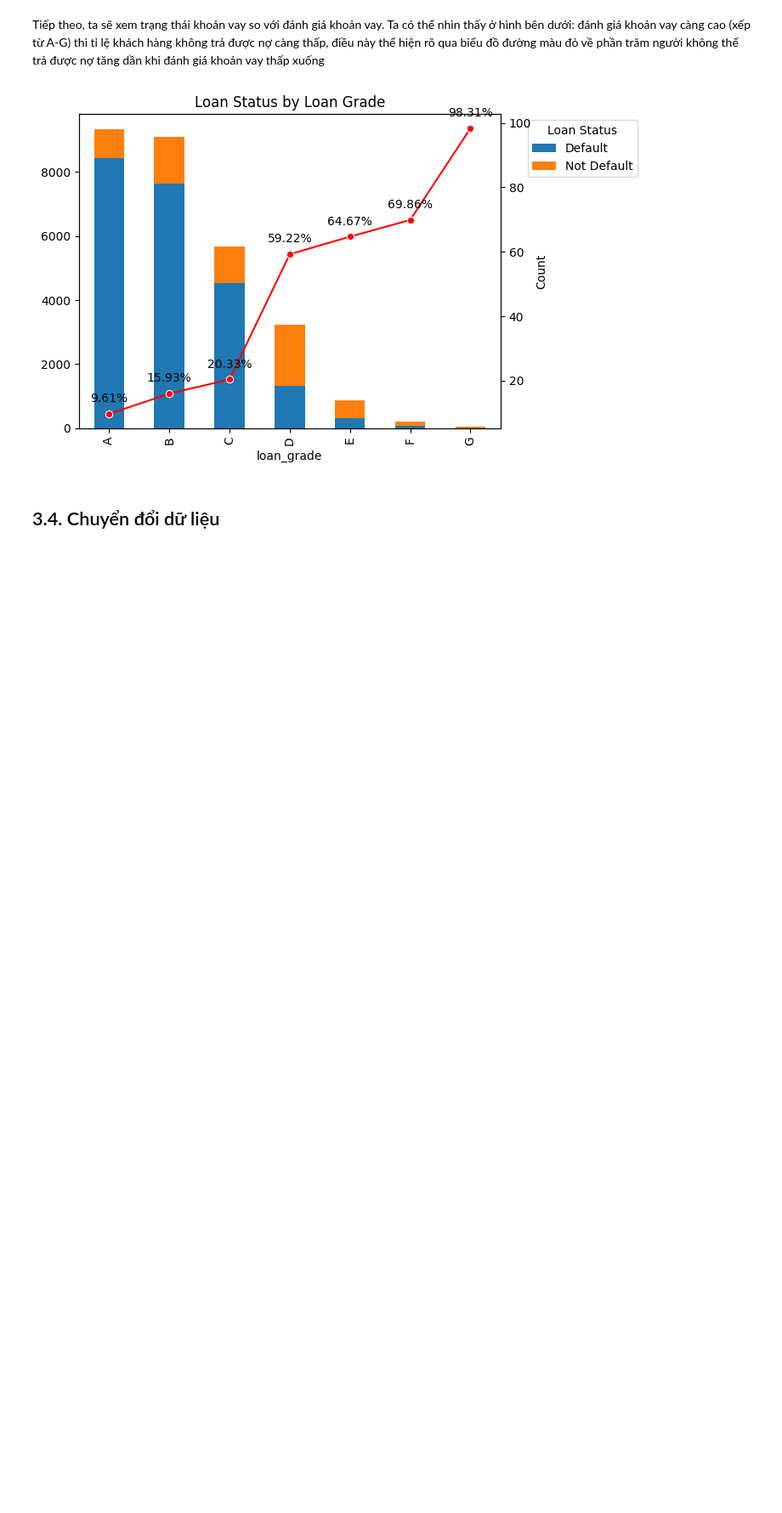
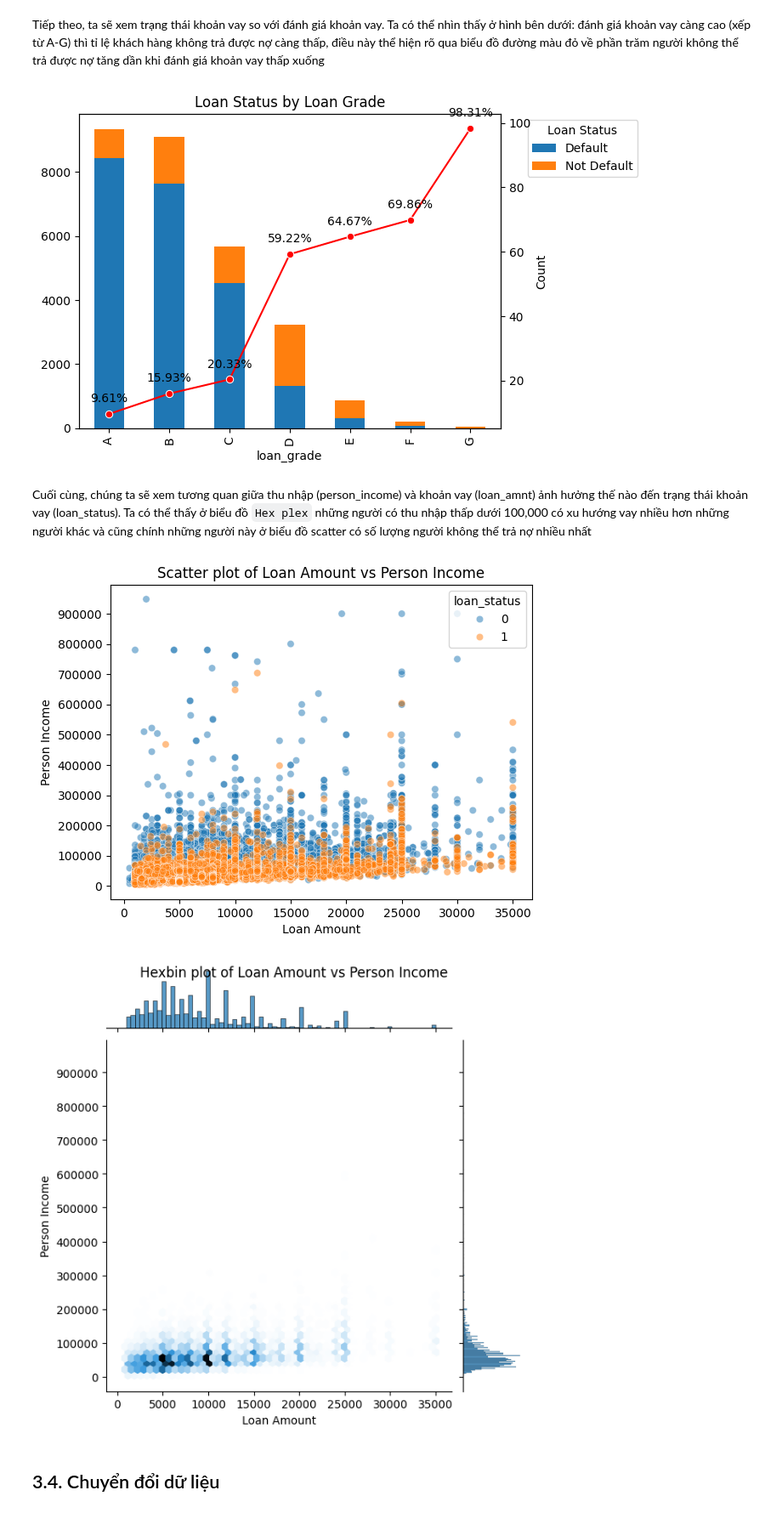
Before and after one commit to huynt119/Credit_Score_Prediction, a Jupyter notebook: main.ipynb, the cells around one changed output. Shown at 85% size. Drawn from its saved outputs; the diff is of its cells as text; code cells hidden in the pictures; blank space fills up the shorter version.

````diff
--- a/main.ipynb
+++ b/main.ipynb
@@ -263,6 +263,47 @@ ax.legend(["Default", "Not Default"], title="Loan Status", bbox_to_anchor=(1.05,
 plt.show()
 # %% [output]
 [figure]
+# %% [markdown]
+Cuối cùng, chúng ta sẽ xem tương quan giữa thu nhập (person_income) và khoản vay (loan_amnt) ảnh hưởng thế nào đến trạng thái khoản vay (loan_status). Ta có thể thấy ở biểu đồ ```Hex plex``` những người có thu nhập thấp dưới 100,000 có xu hướng vay nhiều hơn những người khác và cũng chính những người này ở biểu đồ scatter có số lượng người không thể trả nợ nhiều nhất
+# %%
+# Lọc dữ liệu
+filtered_df = df[df['person_income'] < 1000000]
+
+# Sắp xếp dữ liệu theo loan_status
+sorted_df = filtered_df.sort_values(by='loan_status')
+
+fig, ax = plt.subplots()
+
+# Điều chỉnh độ trong suốt của các điểm dữ liệu
+sns.scatterplot(x='loan_amnt', y='person_income', hue='loan_status', data=sorted_df, alpha=0.5, ax=ax)
+
+plt.title('Scatter plot of Loan Amount vs Person Income')
+plt.xlabel('Loan Amount')
+plt.ylabel('Person Income')
+
+# Điều chỉnh trục y
+yticks = np.arange(0, sorted_df['person_income'].max(), 100000)
+ax.set_yticks(yticks)
+ax.set_yticklabels(yticks)
+
+plt.show()
+
+# Sử dụng biểu đồ hexbin
+joint_plot = sns.jointplot(x='loan_amnt', y='person_income', data=sorted_df, kind='hex')
+
+plt.suptitle('Hexbin plot of Loan Amount vs Person Income')
+plt.xlabel('Loan Amount')
+plt.ylabel('Person Income')
+
+# Điều chỉnh trục y
+yticks = np.arange(0, sorted_df['person_income'].max(), 100000)
+joint_plot.ax_joint.set_yticks(yticks)
+joint_plot.ax_joint.set_yticklabels(yticks)
+
+plt.show()
+# %% [output]
+[figure, added]
+[figure, added]
 # %% [markdown]
 ## 3.4. Chuyển đổi dữ liệu
 # %%
````
Also changed, not shown: parts of 4 cells of this notebook.
